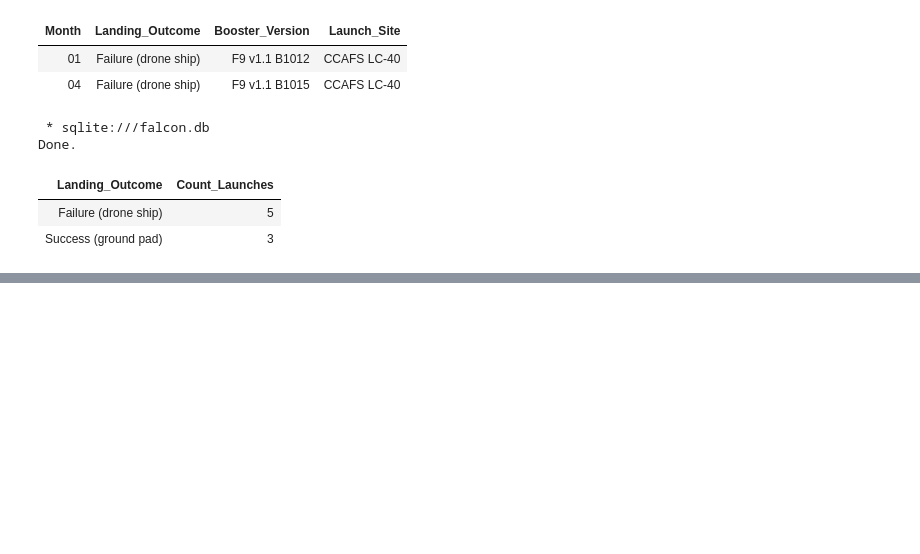
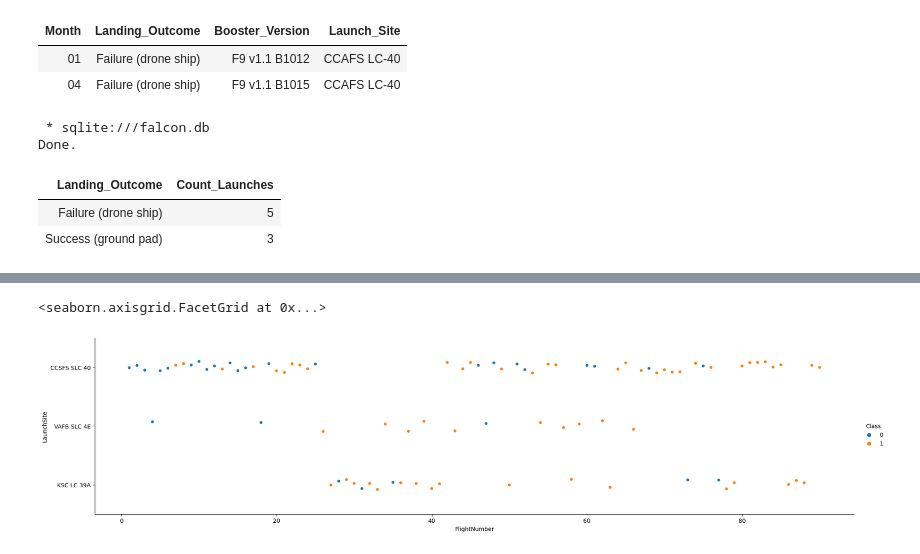
Before and after one commit to Immortal-Pi/IBMdatascience, a Jupyter notebook: ML/finalProjecAllSpaceXdataset.ipynb, the cells around one changed output, grey strips where cells are left out. Saved outputs shown, nothing was run; the diff lists cells and outputs as text; code cells hidden in the pictures; blank space fills up the shorter version.

```diff
--- a/ML/finalProjecAllSpaceXdataset.ipynb
+++ b/ML/finalProjecAllSpaceXdataset.ipynb
@@ -930,0 +953,5 @@ Done.
+# %%
+sns.catplot(x='FlightNumber',y='LaunchSite',hue='Class',data=data2,aspect=4)
+# %% [output]
+<seaborn.axisgrid.FacetGrid at 0x...>
+[figure, added]
```
Also changed, not shown: parts of 26 cells of this notebook.
